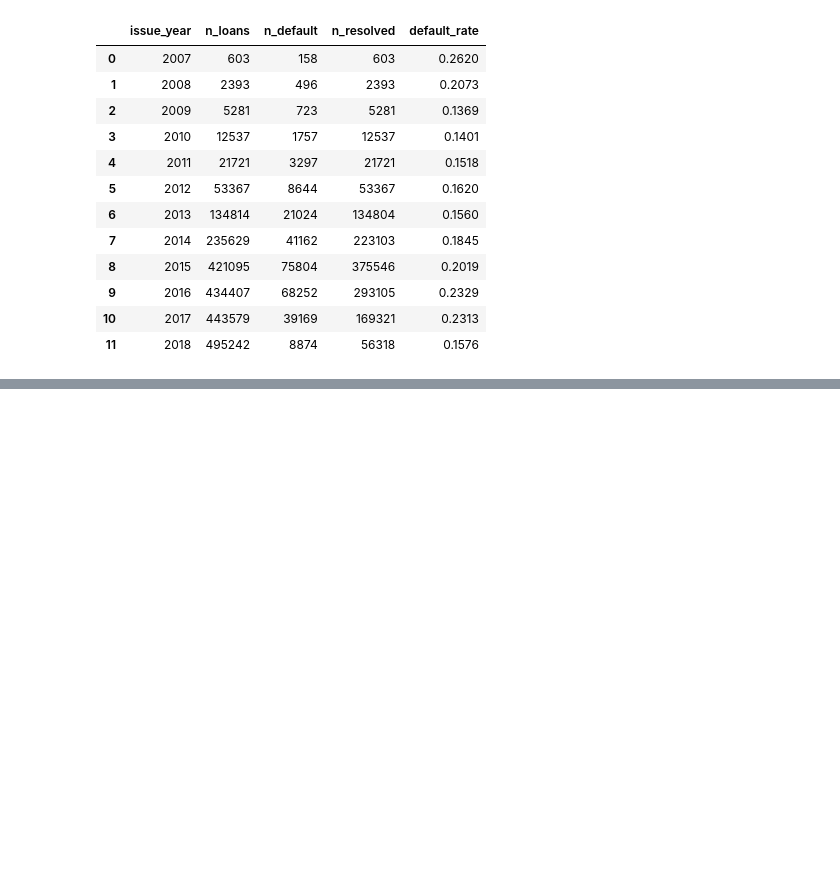
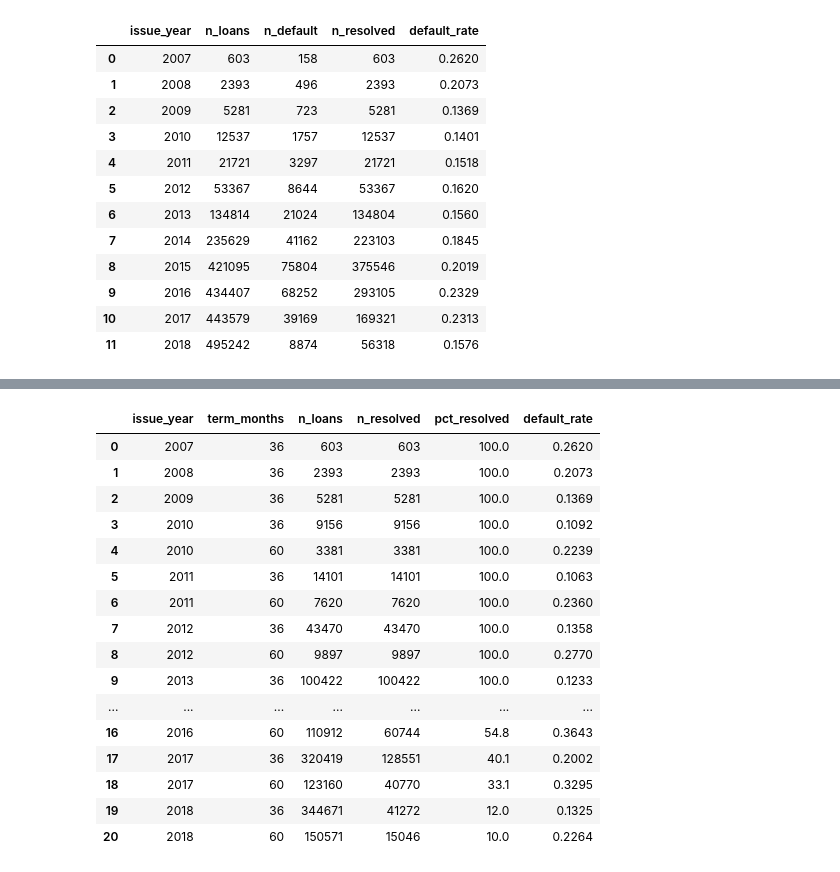
Before and after one commit to EvaVareille/credit-risk-default-prediction, a Jupyter notebook: notebooks/01_data_audit.ipynb, the cells around one changed output, grey strips where cells are left out. Cells and saved outputs as stored; diff of their text form; code cells hidden in the pictures; blank space fills up the shorter version.

```diff
--- a/notebooks/01_data_audit.ipynb
+++ b/notebooks/01_data_audit.ipynb
@@ -65,5 +65,5 @@ Value counts of the target source, with the outcome each status maps to (`defaul
 # %%
-status = audit.loan_status_counts(con)
+status = audit.run_sql_file(con, "02_status_breakdown")
 status
 # %% [output]
 |  | status | n_loans | pct | outcome |
@@ -91,5 +91,5 @@ Used to pick the out-of-time split years in `config.py`. Default rate is among r
 # %%
-audit.loans_per_issue_year(con)
+audit.run_sql_file(con, "01_loans_per_year")
 # %% [output]
 |  | issue_year | n_loans | n_default | n_resolved | default_rate |
 | 0 | 2007 | 603 | 158 | 603 | 0.2620 |
@@ -106,0 +113,2 @@ audit.loans_per_issue_year(con)
+# %%
+audit.run_sql_file(con, "03_default_rate_by_grade")
@@ -106,0 +132,20 @@ audit.loans_per_issue_year(con)
+# %%
+audit.run_sql_file(con, "04_resolved_share_by_term_and_year")
+# %% [output]
+|  | issue_year | term_months | n_loans | n_resolved | pct_resolved | default_rate |
+| 0 | 2007 | 36 | 603 | 603 | 100.0 | 0.2620 |
+| 1 | 2008 | 36 | 2393 | 2393 | 100.0 | 0.2073 |
+| 2 | 2009 | 36 | 5281 | 5281 | 100.0 | 0.1369 |
+| 3 | 2010 | 36 | 9156 | 9156 | 100.0 | 0.1092 |
+| 4 | 2010 | 60 | 3381 | 3381 | 100.0 | 0.2239 |
+| 5 | 2011 | 36 | 14101 | 14101 | 100.0 | 0.1063 |
+| 6 | 2011 | 60 | 7620 | 7620 | 100.0 | 0.2360 |
+| 7 | 2012 | 36 | 43470 | 43470 | 100.0 | 0.1358 |
+| 8 | 2012 | 60 | 9897 | 9897 | 100.0 | 0.2770 |
+| 9 | 2013 | 36 | 100422 | 100422 | 100.0 | 0.1233 |
+| ... | ... | ... | ... | ... | ... | ... |
+| 16 | 2016 | 60 | 110912 | 60744 | 54.8 | 0.3643 |
+| 17 | 2017 | 36 | 320419 | 128551 | 40.1 | 0.2002 |
+| 18 | 2017 | 60 | 123160 | 40770 | 33.1 | 0.3295 |
+| 19 | 2018 | 36 | 344671 | 41272 | 12.0 | 0.1325 |
+| 20 | 2018 | 60 | 150571 | 15046 | 10.0 | 0.2264 |
```
Also changed, not shown: parts of 15 cells of this notebook, 22 other files.
